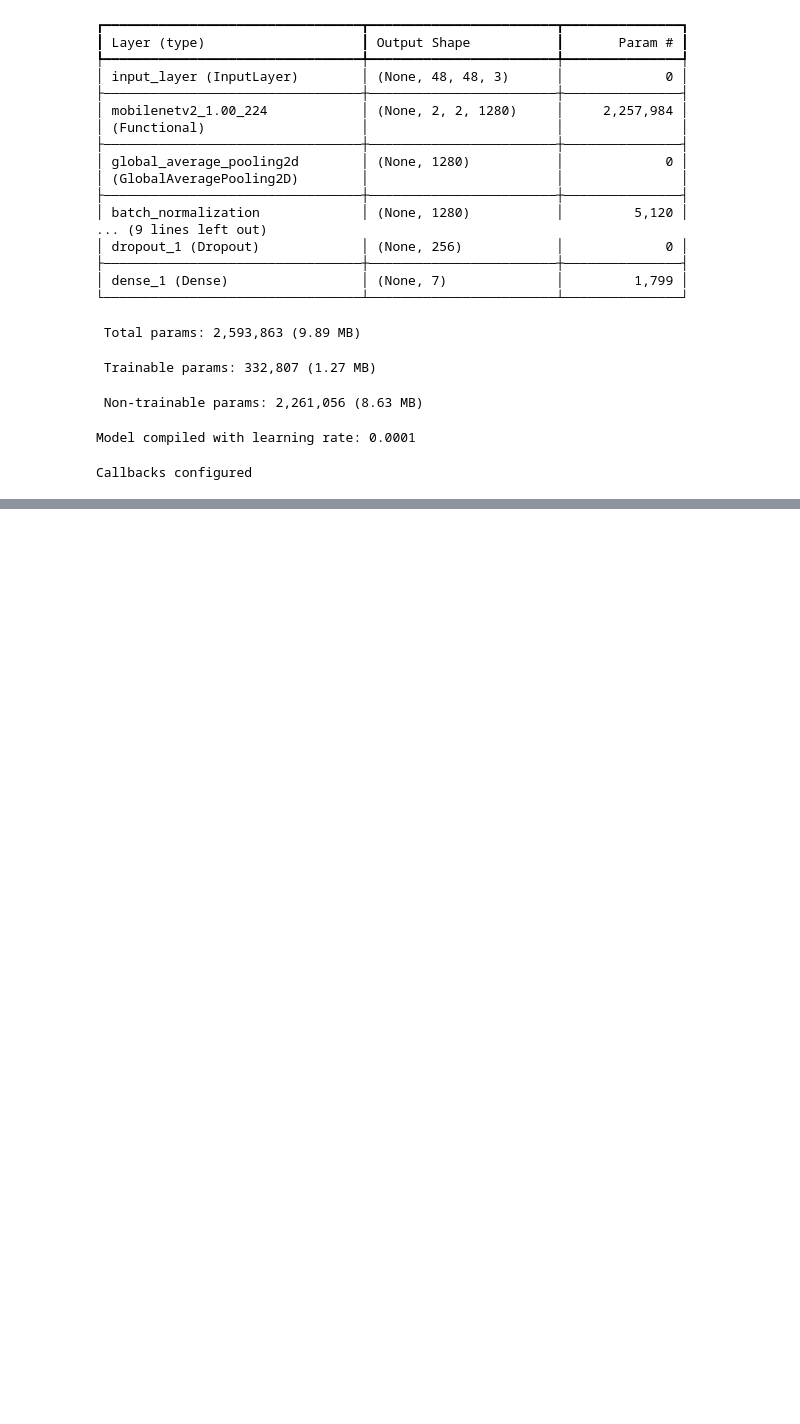
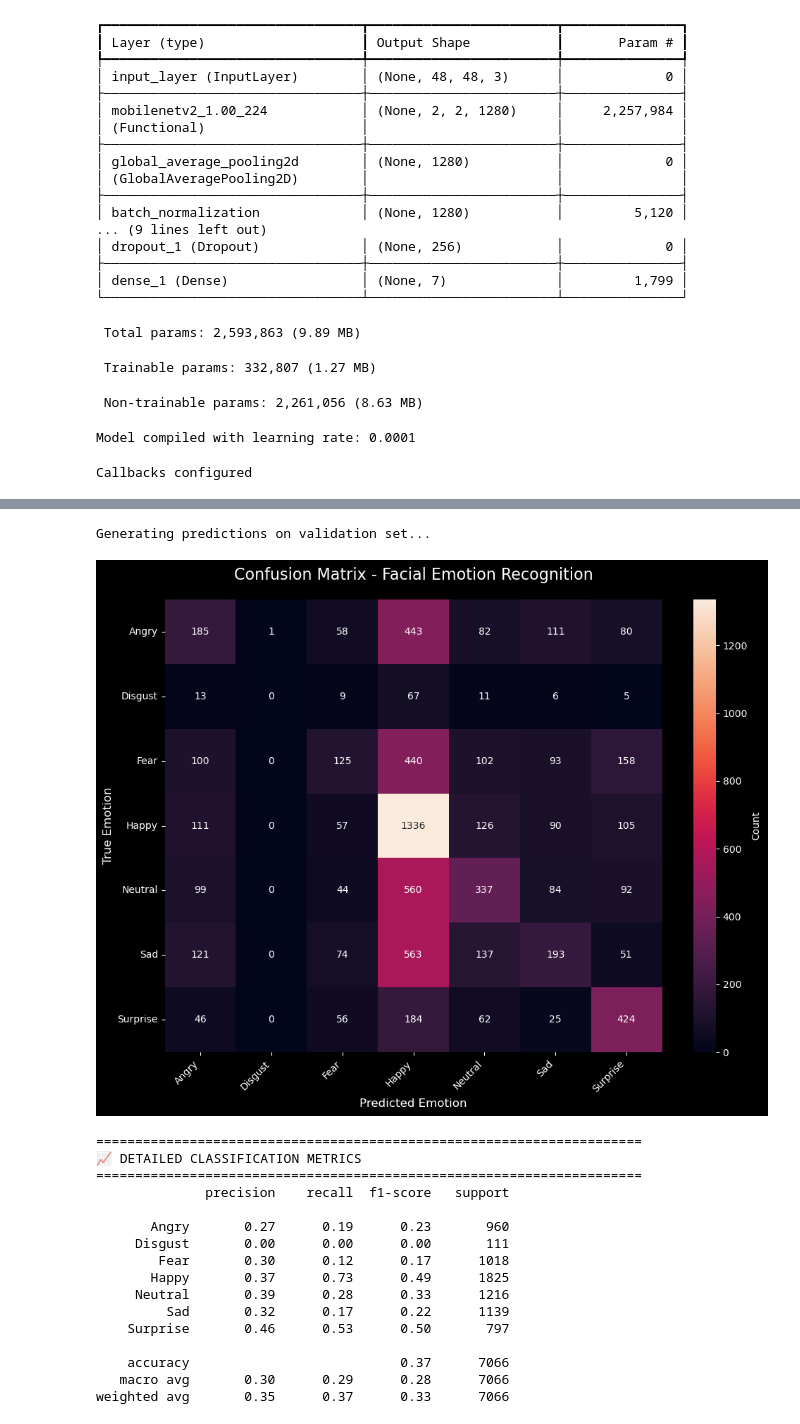
Before and after one commit to frankletsbe/IAT_Deeplearning, a Jupyter notebook: Project/emotion-recognition-optimiser.ipynb, the cells around one changed output, grey strips where cells are left out. Drawn from its saved outputs; the diff is of its cells as text; code cells hidden in the pictures; blank space fills up the shorter version.

```diff
--- a/Project/emotion-recognition-optimiser.ipynb
+++ b/Project/emotion-recognition-optimiser.ipynb
@@ -566,30 +603,0 @@ print("\nModel saved as 'emotion_recognition_final.keras'")
-# %%
-
-# =======================================================================
-# Training Visualization
-# =======================================================================
-
-plt.style.use('dark_background')
-plt.figure(figsize=(14, 5))
-
-plt.subplot(1, 2, 1)
-plt.plot(history.history['loss'], label='Training Loss', linewidth=2)
-plt.plot(history.history['val_loss'], label='Validation Loss', linewidth=2)
-plt.title('Model Loss', fontsize=14)
-plt.ylabel('Loss', fontsize=12)
-plt.xlabel('Epoch', fontsize=12)
-plt.legend()
-plt.grid(alpha=0.3)
-
-plt.subplot(1, 2, 2)
-plt.plot(history.history['accuracy'], label='Training Accuracy', linewidth=2)
-plt.plot(history.history['val_accuracy'], label='Validation Accuracy', linewidth=2)
-plt.title('Model Accuracy', fontsize=14)
-plt.ylabel('Accuracy', fontsize=12)
-plt.xlabel('Epoch', fontsize=12)
-plt.legend()
-plt.grid(alpha=0.3)
-
-plt.tight_layout()
-plt.savefig('training_history.png', dpi=150, bbox_inches='tight')
-plt.show()
@@ -633,34 +625,53 @@ for i in range(len(validation_set)):
     batch_predictions = my_model.predict(batch_images, verbose=0)
     predictions.extend(np.argmax(batch_predictions, axis=1))
     true_labels.extend(np.argmax(batch_labels, axis=1))
-    if i >= validation_set.n // test_set.batch_size:
+    if i >= validation_set.n // validation_set.batch_size:
         break
 
 predictions = np.array(predictions)
 true_labels = np.array(true_labels)
 
 # Confusion Matrix
 cm = confusion_matrix(true_labels, predictions)
 
 plt.figure(figsize=(10, 8))
 sns.heatmap(cm, annot=True, fmt='d', cmap='rocket',
             xticklabels=class_labels,
             yticklabels=class_labels,
             cbar_kws={'label': 'Count'})
 plt.title('Confusion Matrix - Facial Emotion Recognition', fontsize=16, pad=20)
 plt.xlabel('Predicted Emotion', fontsize=12)
 plt.ylabel('True Emotion', fontsize=12)
 plt.xticks(rotation=45, ha='right')
 plt.yticks(rotation=0)
 plt.tight_layout()
 plt.savefig('confusion_matrix.png', dpi=150, bbox_inches='tight')
 plt.show()
 
 # Classification Report
 print("\n" + "="*70)
 print("📈 DETAILED CLASSIFICATION METRICS")
 print("="*70)
 print(classification_report(true_labels, predictions, target_names=class_labels))
+# %% [output]
+Generating predictions on validation set...
+[figure, added]
+======================================================================
+📈 DETAILED CLASSIFICATION METRICS
+======================================================================
+              precision    recall  f1-score   support
+
+       Angry       0.27      0.19      0.23       960
+     Disgust       0.00      0.00      0.00       111
+        Fear       0.30      0.12      0.17      1018
+       Happy       0.37      0.73      0.49      1825
+     Neutral       0.39      0.28      0.33      1216
+         Sad       0.32      0.17      0.22      1139
+    Surprise       0.46      0.53      0.50       797
+
+    accuracy                           0.37      7066
+   macro avg       0.30      0.29      0.28      7066
+weighted avg       0.35      0.37      0.33      7066
 # %%
 
 # =======================================================================
```
Also changed, not shown: parts of 4 cells of this notebook, 1 other file.
